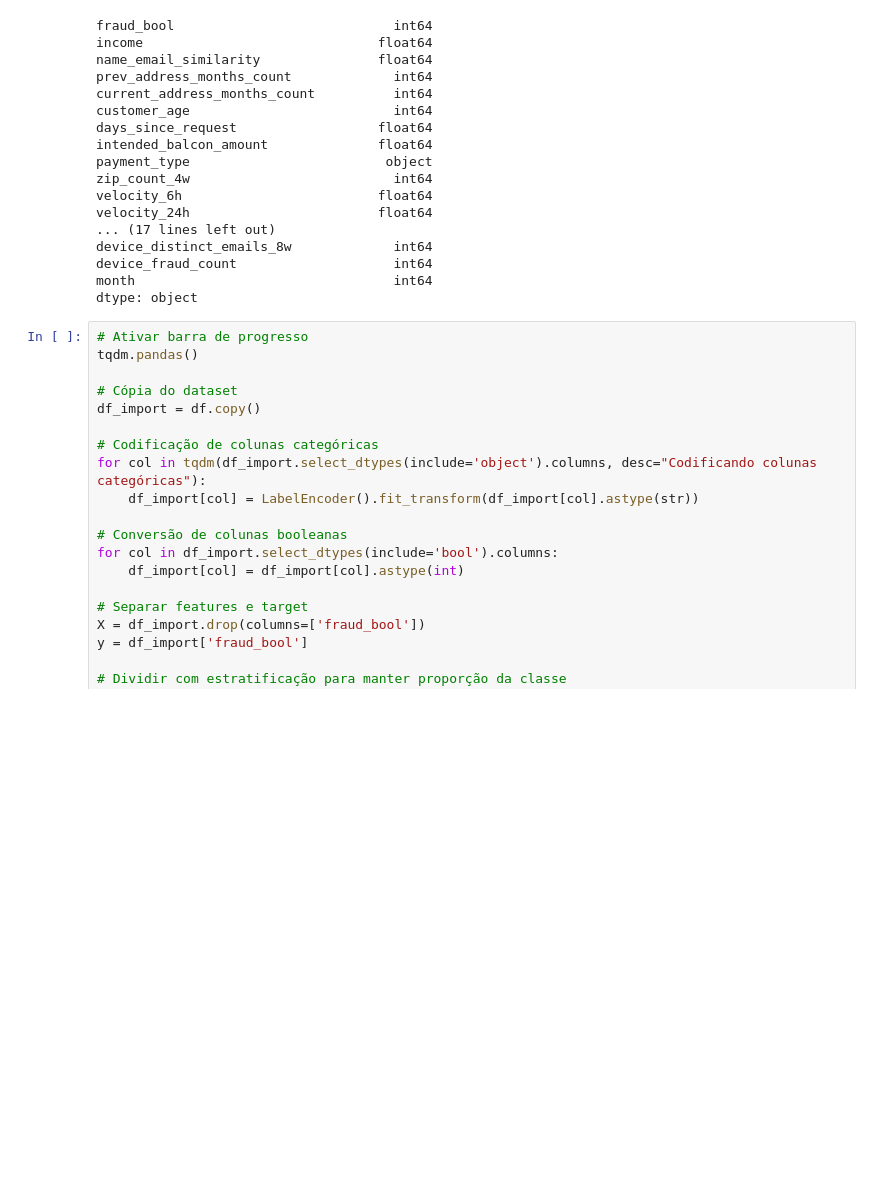
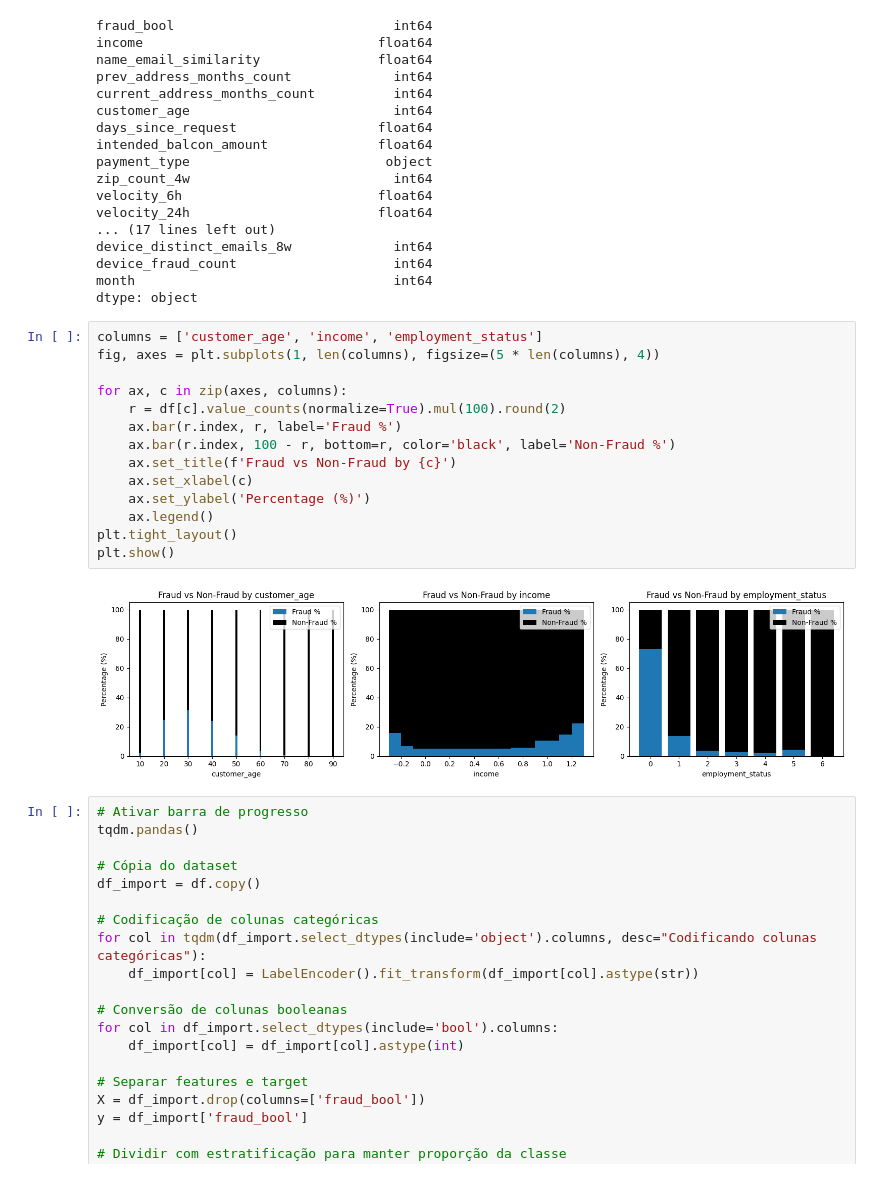
Before and after one commit to darthVarada/Fraudes-Financeiras, a Jupyter notebook: estudo.ipynb, the cells around one changed output. Cells and saved outputs as stored; diff of their text form; blank space fills up the shorter version.

```diff
--- a/estudo.ipynb
+++ b/estudo.ipynb
@@ -194,6 +194,22 @@ device_distinct_emails_8w             int64
 device_fraud_count                    int64
 month                                 int64
 dtype: object
+# %%
+columns = ['customer_age', 'income', 'employment_status']
+fig, axes = plt.subplots(1, len(columns), figsize=(5 * len(columns), 4))
+
+for ax, c in zip(axes, columns):
+    r = df[c].value_counts(normalize=True).mul(100).round(2)
+    ax.bar(r.index, r, label='Fraud %')
+    ax.bar(r.index, 100 - r, bottom=r, color='black', label='Non-Fraud %')
+    ax.set_title(f'Fraud vs Non-Fraud by {c}')
+    ax.set_xlabel(c)
+    ax.set_ylabel('Percentage (%)')
+    ax.legend()
+plt.tight_layout()
+plt.show()
+# %% [output]
+[figure, added]
 # %%
 # Ativar barra de progresso
 tqdm.pandas()
```
Also changed, not shown: parts of 13 cells of this notebook, 2 other files.
